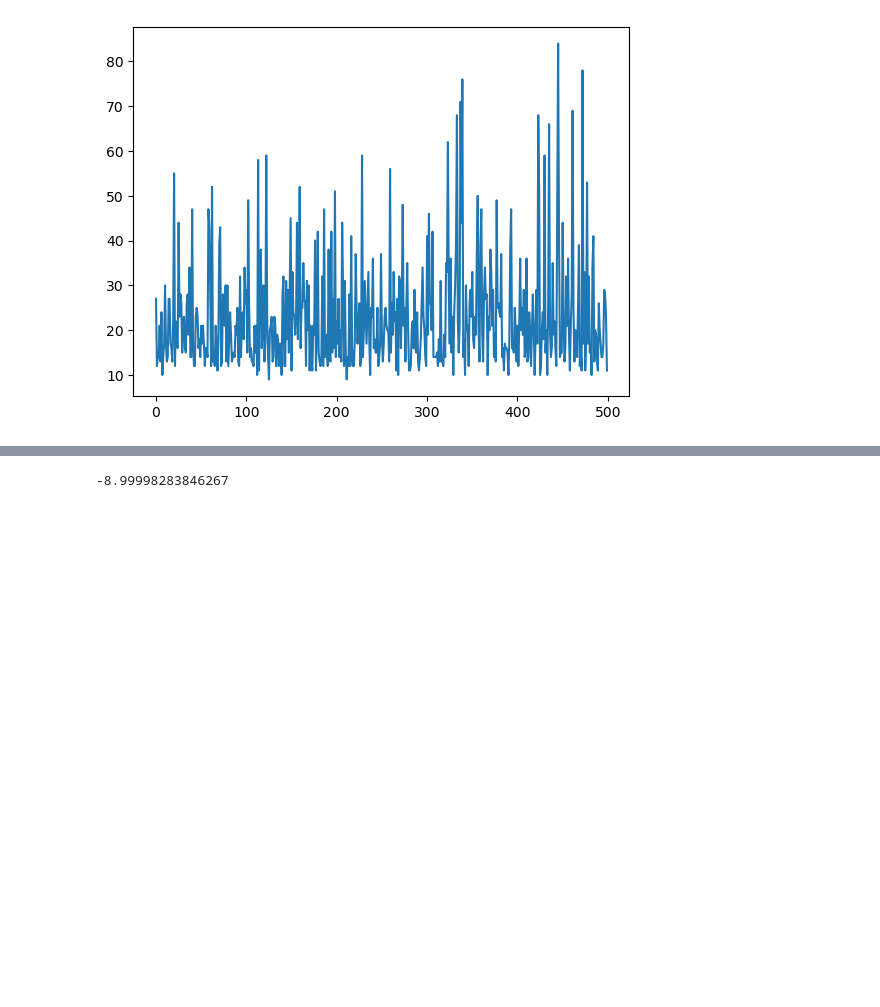
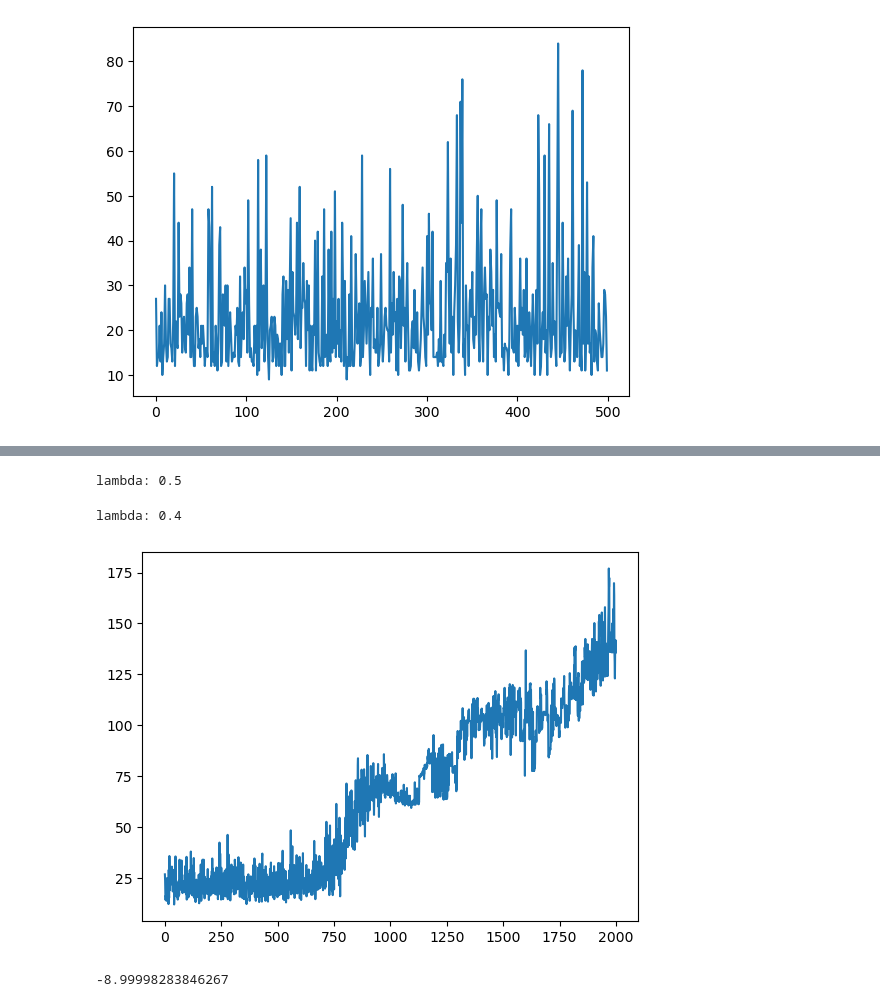
Before and after one commit to hamza-elhamdadi/RL-final-project, a Jupyter notebook: testing.ipynb, the cells around one changed output, grey strips where cells are left out. Saved outputs shown, nothing was run; the diff lists cells and outputs as text; code cells hidden in the pictures; blank space fills up the shorter version.

```diff
--- a/testing.ipynb
+++ b/testing.ipynb
@@ -58,3 +47,27 @@ print(G)
+# %%
+num_trials = 5
+cp = CartPole()
+
+ts = np.array([0.4, 0.5])
+
+for t in np.flip(ts):
+    print('lambda:',t)
+    alg = TrueOnlineSARSALambda(cp, M=10, tdr=t)
+    Gs = np.zeros(alg.num_episodes)
+
+    for _ in range(num_trials):
+        alg.reset()
+        Gs += np.array(alg.run())
+
+    Gs /= num_trials
+
+    plt.clf()
+    plt.plot(range(len(Gs)), Gs)
+    plt.savefig(f'experiments/SARSALambda-CartPole-Lambda-{t}-epsilon-greedy.png', facecolor='white')
+# %% [output]
+lambda: 0.5
+lambda: 0.4
+[figure, added]
 # %%
 mc = MountainCar()
 mc.run_episode(lambda x: -1 if x[1] < 0 else 1)
```
Also changed, not shown: parts of 5 cells of this notebook, 18 other files.
